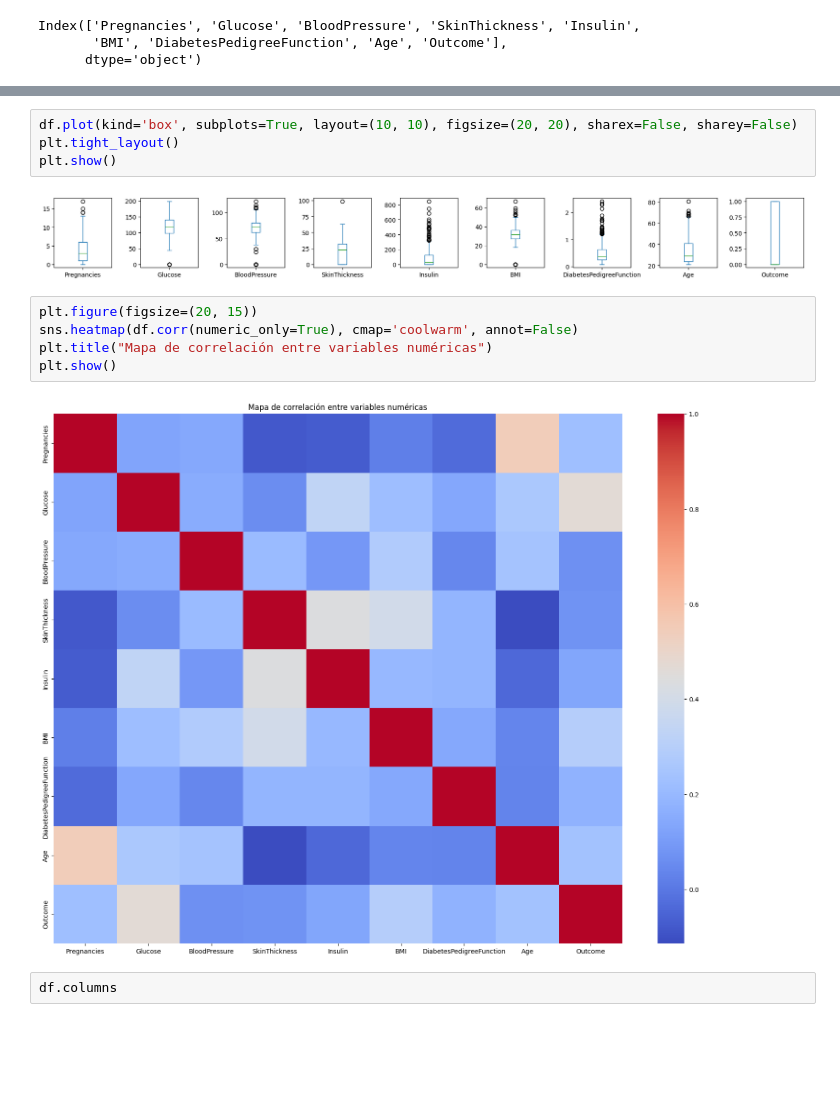
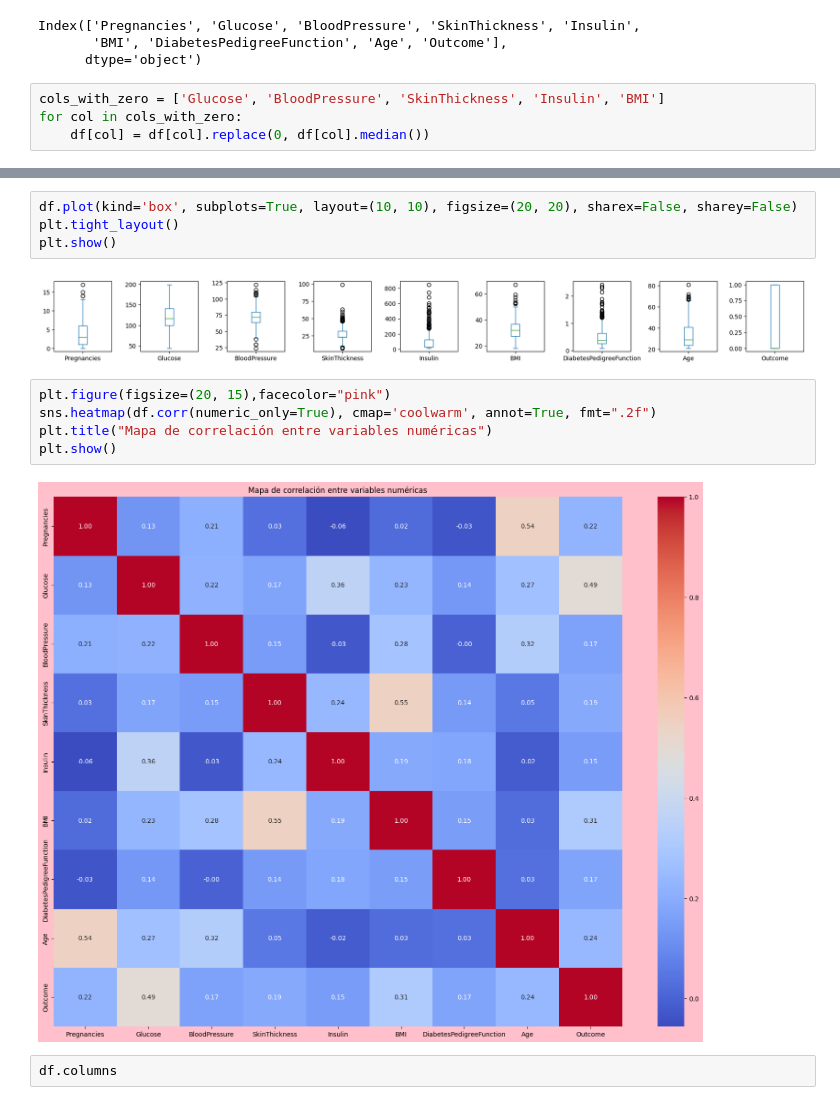
Before and after one commit to 4GeeksAcademy/MariaMiura1_Boosting_algoritms, a Jupyter notebook: src/explore.ipynb, the cells around one changed output, grey strips where cells are left out. Saved outputs shown, nothing was run; the diff lists cells and outputs as text; blank space fills up the shorter version.

```diff
--- a/src/explore.ipynb
+++ b/src/explore.ipynb
@@ -42,6 +28,10 @@ df.columns
 Index(['Pregnancies', 'Glucose', 'BloodPressure', 'SkinThickness', 'Insulin',
        'BMI', 'DiabetesPedigreeFunction', 'Age', 'Outcome'],
       dtype='object')
+# %%
+cols_with_zero = ['Glucose', 'BloodPressure', 'SkinThickness', 'Insulin', 'BMI']
+for col in cols_with_zero:
+    df[col] = df[col].replace(0, df[col].median())
 # %%
 print(df.dtypes)
 # %% [output]
@@ -74,14 +85,14 @@ df.plot(kind='box', subplots=True, layout=(10, 10), figsize=(20, 20), sharex=Fal
 plt.tight_layout()
 plt.show()
 # %% [output]
-[figure, old version]
+[figure, new version]
 # %%
-plt.figure(figsize=(20, 15))
-sns.heatmap(df.corr(numeric_only=True), cmap='coolwarm', annot=False)
+plt.figure(figsize=(20, 15),facecolor="pink")
+sns.heatmap(df.corr(numeric_only=True), cmap='coolwarm', annot=True, fmt=".2f")
 plt.title("Mapa de correlación entre variables numéricas")
 plt.show()
 # %% [output]
-[figure, old version]
+[figure, new version]
 # %%
 df.columns
 # %% [output]
```
Also changed, not shown: parts of 20 cells of this notebook, 4 other files.
